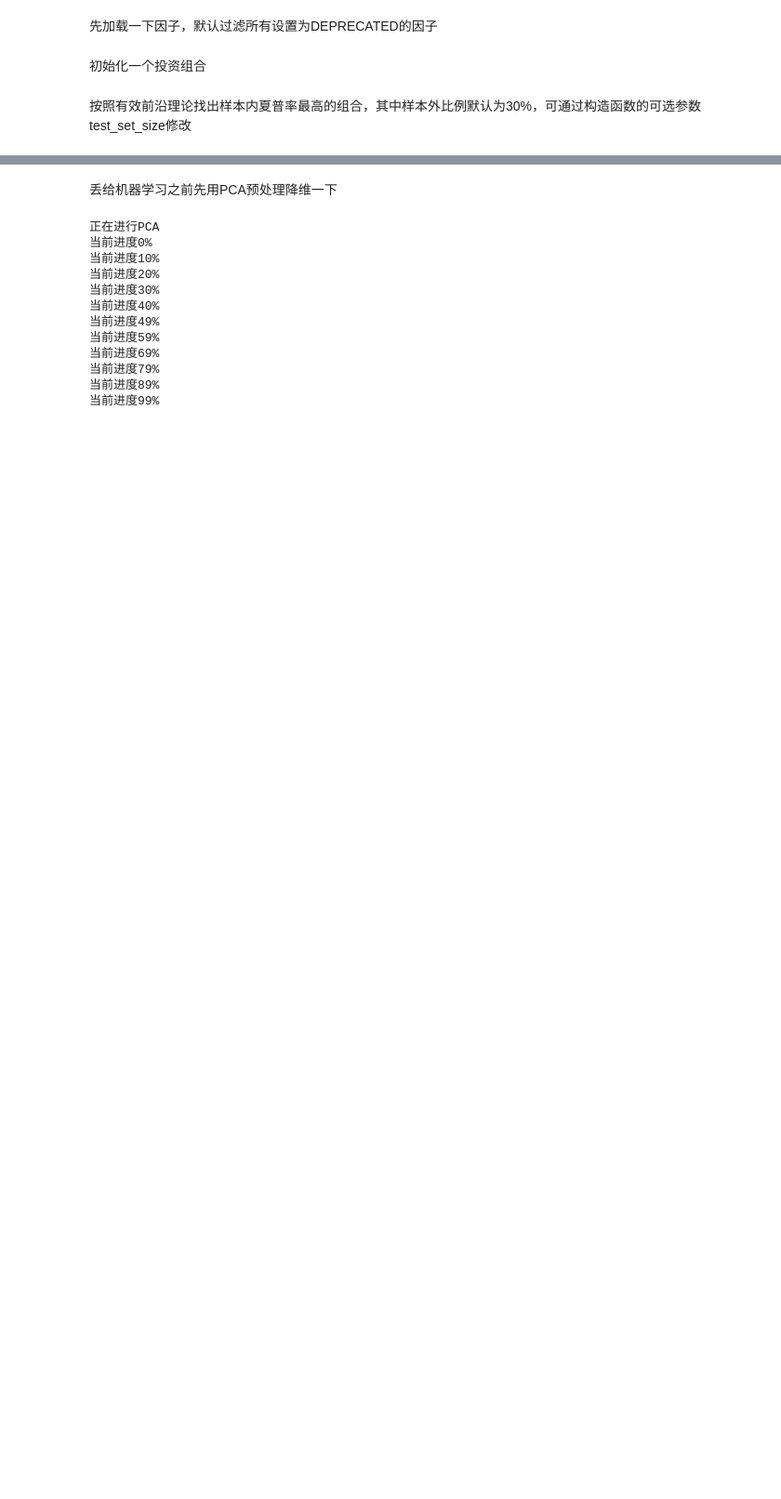
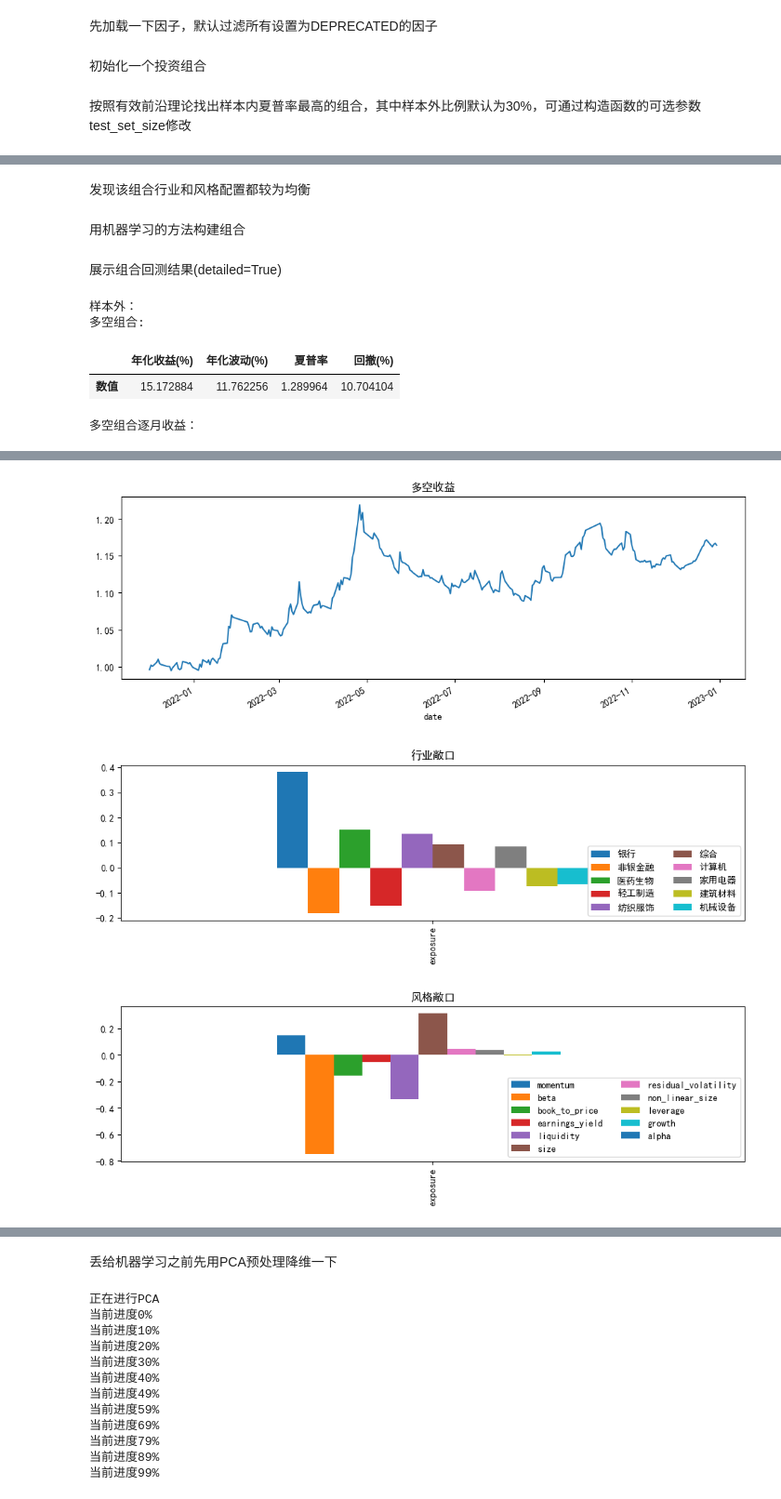
Before and after one commit to enter-a-name/-, a Jupyter notebook: test.ipynb, the cells around one changed output, grey strips where cells are left out. Shown at 93% size. Drawn from its saved outputs; the diff is of its cells as text; code cells hidden in the pictures; blank space fills up the shorter version.

```diff
--- a/test.ipynb
+++ b/test.ipynb
@@ -247,0 +325,4 @@ pd.DataFrame(my_portfolio.ls_ret + 1).cumprod().plot(figsize=(12,5))
+# %% [markdown]
+发现该组合行业和风格配置都较为均衡
+# %% [markdown]
+用机器学习的方法构建组合
@@ -247,0 +331,10 @@ pd.DataFrame(my_portfolio.ls_ret + 1).cumprod().plot(figsize=(12,5))
+# %% [markdown]
+展示组合回测结果(detailed=True)
+# %%
+portfolio_backtest.wrapped_portfolio_test(my_portfolio,detailed=True)
+# %% [output]
+样本外：
+多空组合:
+|  | 年化收益(%) | 年化波动(%) | 夏普率 | 回撤(%) |
+| 数值 | 15.172884 | 11.762256 | 1.289964 | 10.704104 |
+多空组合逐月收益：
@@ -247,0 +345,3 @@ pd.DataFrame(my_portfolio.ls_ret + 1).cumprod().plot(figsize=(12,5))
+[figure, added]
+[figure, added]
+[figure, added]
```
Also changed, not shown: parts of 25 cells of this notebook, 7 other files.
